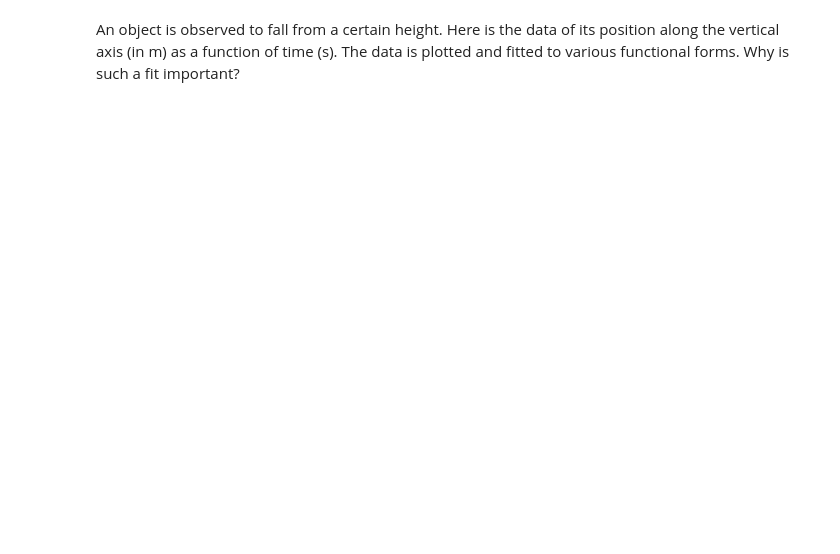
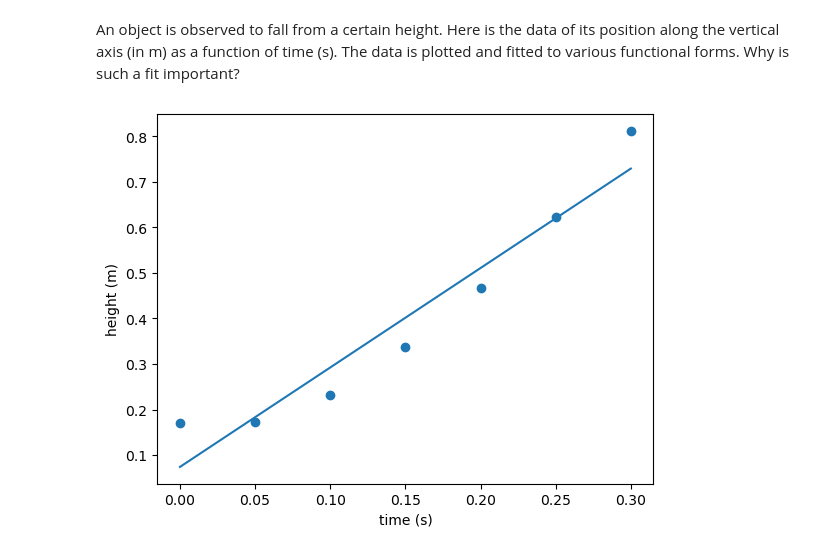
Before and after one commit to SRamachan/Data_repr, a Jupyter notebook: histogram.ipynb, the cells around one changed output. Saved outputs shown, nothing was run; the diff lists cells and outputs as text; code cells hidden in the pictures; blank space fills up the shorter version.

```diff
--- a/histogram.ipynb
+++ b/histogram.ipynb
@@ -61,14 +54,18 @@ plt.show()
-# %%
-def model_func2(t,a,v0):
-    y0=2
-    return y0+(v0*t)-(a*t**2/2)
-
-params, covariance = curve_fit(model_func2, t, y)
-
-a_fit, v0_fit= params
-print(a_fit, v0_fit)
-y_fit2 = model_func2(t_fit, a_fit, v0_fit)
-plt.scatter(t,y)
-plt.plot(t_fit,y_fit2)
-plt.xlabel('time (s)')
-plt.ylabel('height (m)')
+# %%
+y1 = np.array([0.171, 0.172, 0.231, 0.337, 0.466,0.6223,0.812])
+t1 = np.array([0, 0.05,0.1,0.15,0.2,0.25,0.3])
+def model_func2(t, m,b):
+    return m*t + b
+
+params, covariance = curve_fit(model_func2, t1, y1)
+
+m_fit, b_fit = params
+t_fit = np.linspace(min(t1),max(t1),50)
+y_fit = model_func2(t_fit, m_fit, b_fit)
+plt.scatter(t1,y1)
+plt.plot(t_fit,y_fit)
+plt.xlabel('time (s)')
+plt.ylabel('height (m)')
+plt.show()
+# %% [output]
+[figure, added]
```
Also changed, not shown: parts of 5 cells of this notebook.
